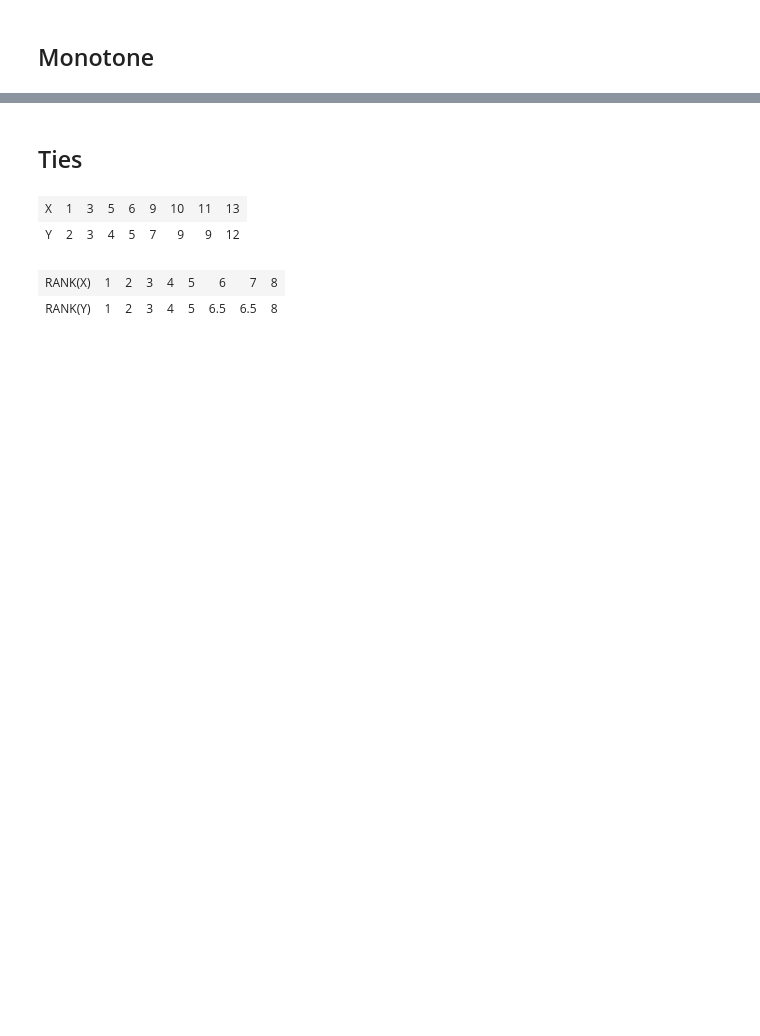
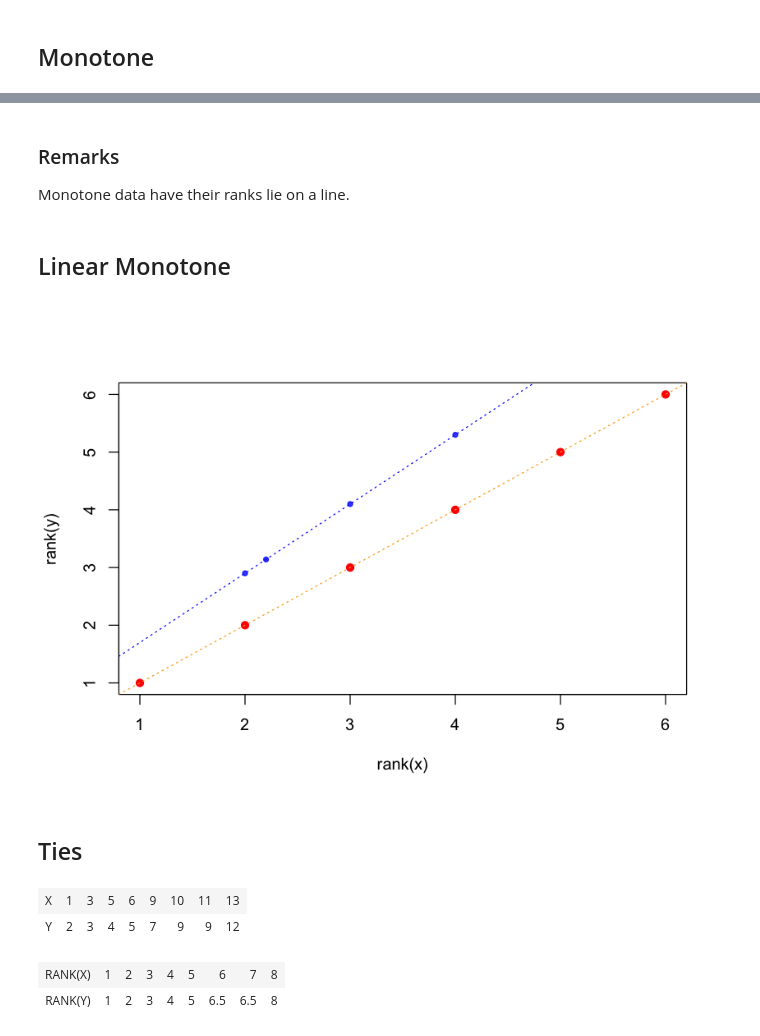
Before and after one commit to trankhanhtk/Statistics-with-R, a Jupyter notebook: Monotone_vs_Non-Monotone_Associations.ipynb, the cells around one changed output, grey strips where cells are left out. Cells and saved outputs as stored; diff of their text form; code cells hidden in the pictures; blank space fills up the shorter version.

```diff
--- a/Monotone_vs_Non-Monotone_Associations.ipynb
+++ b/Monotone_vs_Non-Monotone_Associations.ipynb
@@ -32,3 +29,17 @@ Monotone data have their ranks lied on a line.
+# %% [markdown]
+### Remarks
+Monotone data have their ranks lie on a line.
+# %% [markdown]
+## Linear Monotone
+# %%
+x = c (4, 3, -1.3, 2.2, 5, 2)
+y = x*1.2 + .5
+plot(rank(x), rank(y), pch=19, col='red')
+points(x, y, pch=20, col=rgb(0, 0, 1, .8))
+abline(lsfit(rank(x), rank(y)), col='orange', lty='dotted')
+abline(lsfit(x, y), col='blue', lty='dotted')
+# %% [output]
+[figure, added]
 # %% [markdown]
 ## Ties
 # %%
```
Also changed, not shown: parts of 4 cells of this notebook.
